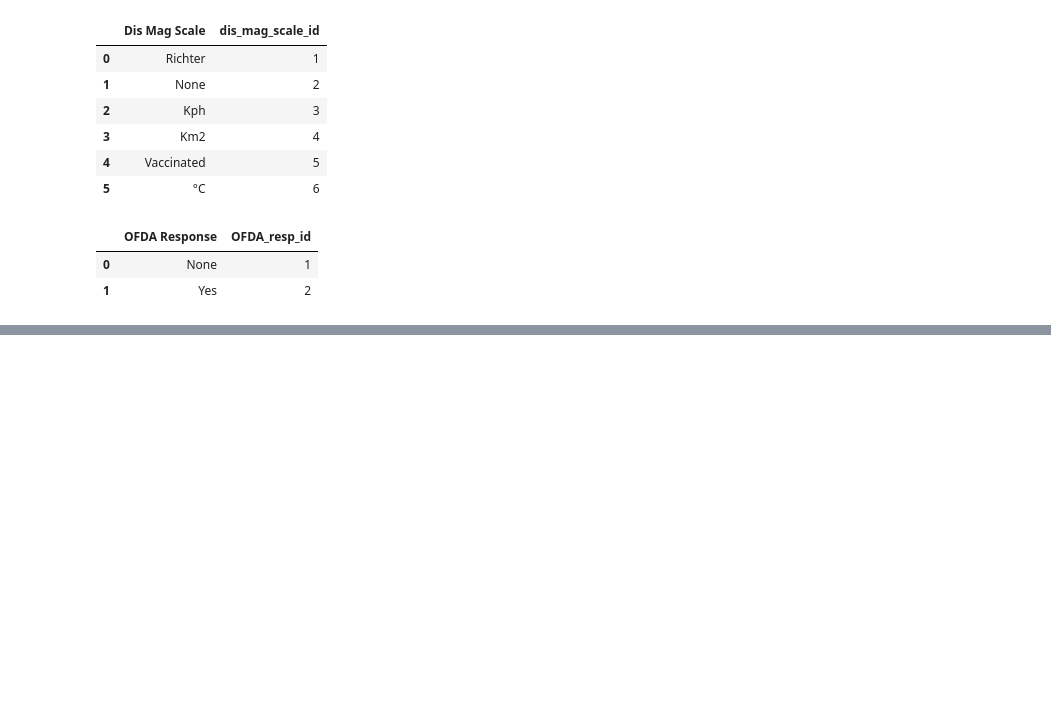
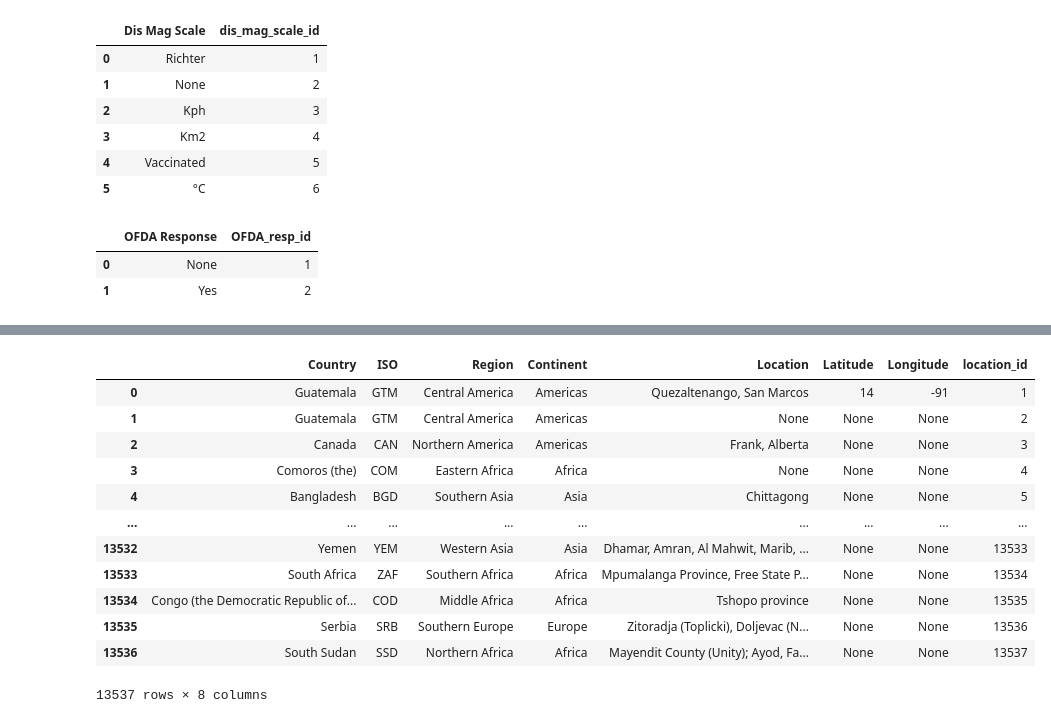
Before and after one commit to joudabihaidar/TerrAlert, a Jupyter notebook: etl_pipeline/load.ipynb, the cells around one changed output, grey strips where cells are left out. Drawn from its saved outputs; the diff is of its cells as text; code cells hidden in the pictures; blank space fills up the shorter version.

```diff
--- a/etl_pipeline/load.ipynb
+++ b/etl_pipeline/load.ipynb
@@ -464,0 +518,16 @@ dim_ofda_responses
+# %%
+dim_locations
+# %% [output]
+|  | Country | ISO | Region | Continent | Location | Latitude | Longitude | location_id |
+| 0 | Guatemala | GTM | Central America | Americas | Quezaltenango, San Marcos | 14 | -91 | 1 |
+| 1 | Guatemala | GTM | Central America | Americas | None | None | None | 2 |
+| 2 | Canada | CAN | Northern America | Americas | Frank, Alberta | None | None | 3 |
+| 3 | Comoros (the) | COM | Eastern Africa | Africa | None | None | None | 4 |
+| 4 | Bangladesh | BGD | Southern Asia | Asia | Chittagong | None | None | 5 |
+| ... | ... | ... | ... | ... | ... | ... | ... | ... |
+| 13532 | Yemen | YEM | Western Asia | Asia | Dhamar, Amran, Al Mahwit, Marib, ... | None | None | 13533 |
+| 13533 | South Africa | ZAF | Southern Africa | Africa | Mpumalanga Province, Free State P... | None | None | 13534 |
+| 13534 | Congo (the Democratic Republic of... | COD | Middle Africa | Africa | Tshopo province | None | None | 13535 |
+| 13535 | Serbia | SRB | Southern Europe | Europe | Zitoradja (Toplicki), Doljevac (N... | None | None | 13536 |
+| 13536 | South Sudan | SSD | Northern Africa | Africa | Mayendit County (Unity); Ayod, Fa... | None | None | 13537 |
+13537 rows × 8 columns
```
Also changed, not shown: parts of 17 cells of this notebook, 5 other files.
